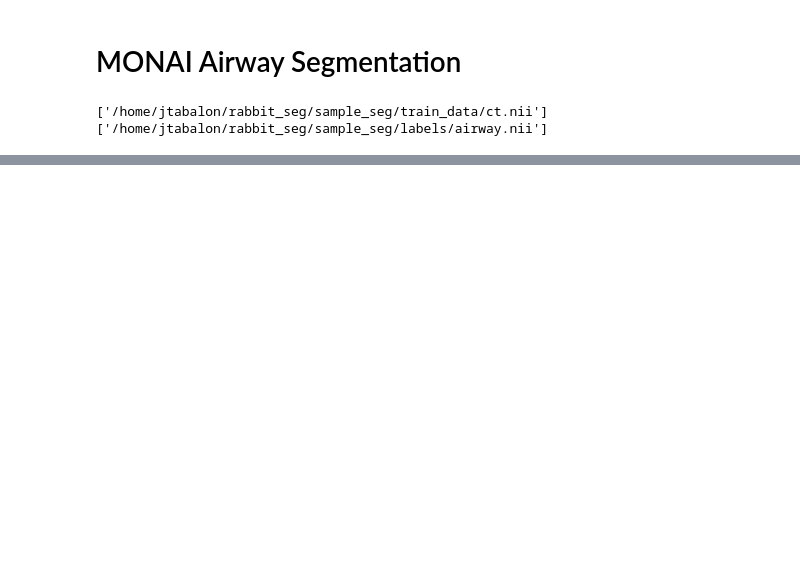
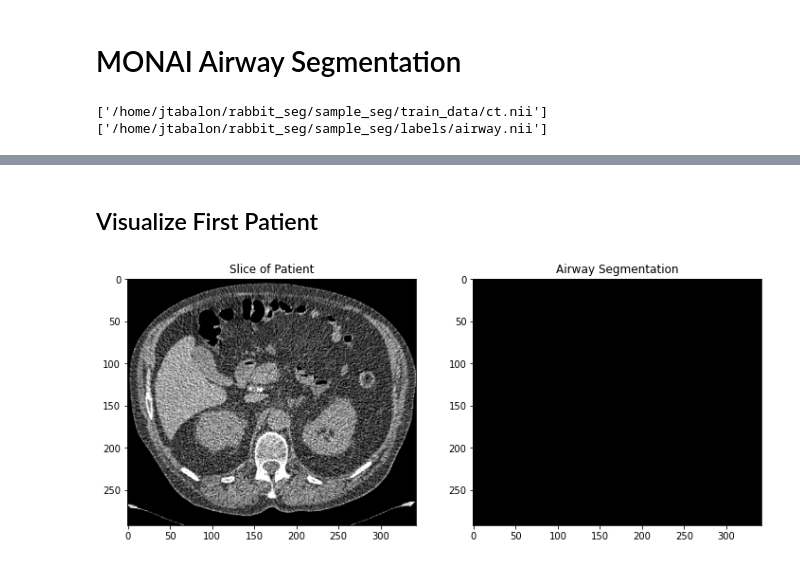
Before and after one commit to jtabalon/rabbit_seg, a Jupyter notebook: train.ipynb, the cells around one changed output, grey strips where cells are left out. Saved outputs shown, nothing was run; the diff lists cells and outputs as text; code cells hidden in the pictures; blank space fills up the shorter version.

Commit message:
plot first patient, add necessary transforms before developing model

```diff
--- a/train.ipynb
+++ b/train.ipynb
@@ -16,0 +28,2 @@ print(train_images, train_labels)
+# %%
+train_files = [{"image": image_name, "label": label_name} for image_name, label_name in zip(train_images, train_labels)]
@@ -16,0 +38,37 @@ print(train_images, train_labels)
+# %%
+# load the images
+
+train_transforms = Compose(
+    [
+        LoadImaged(keys=['image', 'label']),
+        AddChanneld(keys=['image', 'label']),
+        Spacingd(keys=['image', 'label'], pixdim=(1.5, 1.5, 2)),
+        ScaleIntensityRanged(keys='image', a_min=-200, a_max=200, b_min=0.0, b_max=1.0, clip=True),
+        CropForegroundd(keys=['image', 'label'], source_key='image'),
+        Resized(keys=['image', 'label'], spatial_size=[340, 340, 340]),
+        ToTensord(keys=['image', 'label']),
+    ]
+)
+# %%
+train_ds = Dataset(data=train_files, transform=train_transforms)
+train_loader = DataLoader(train_ds, batch_size=1)
+# %% [markdown]
+## Visualize First Patient
+# %%
+test_patient = first(train_loader)
+print(test_patient)
+# %%
+plt.figure('test', (12, 6))
+
+
+plt.subplot(1, 2, 1)
+plt.title('Slice of Patient')
+plt.imshow(test_patient['image'][0, 0, :, :, 30], cmap="gray")
+
+plt.subplot(1, 2, 2)
+plt.title('Airway Segmentation')
+plt.imshow(test_patient['label'][0, 0, :, :, 30], cmap="gray")
+
+plt.show()
+# %% [output]
+[figure, added]
```
Also changed, not shown: parts of 6 cells of this notebook.
